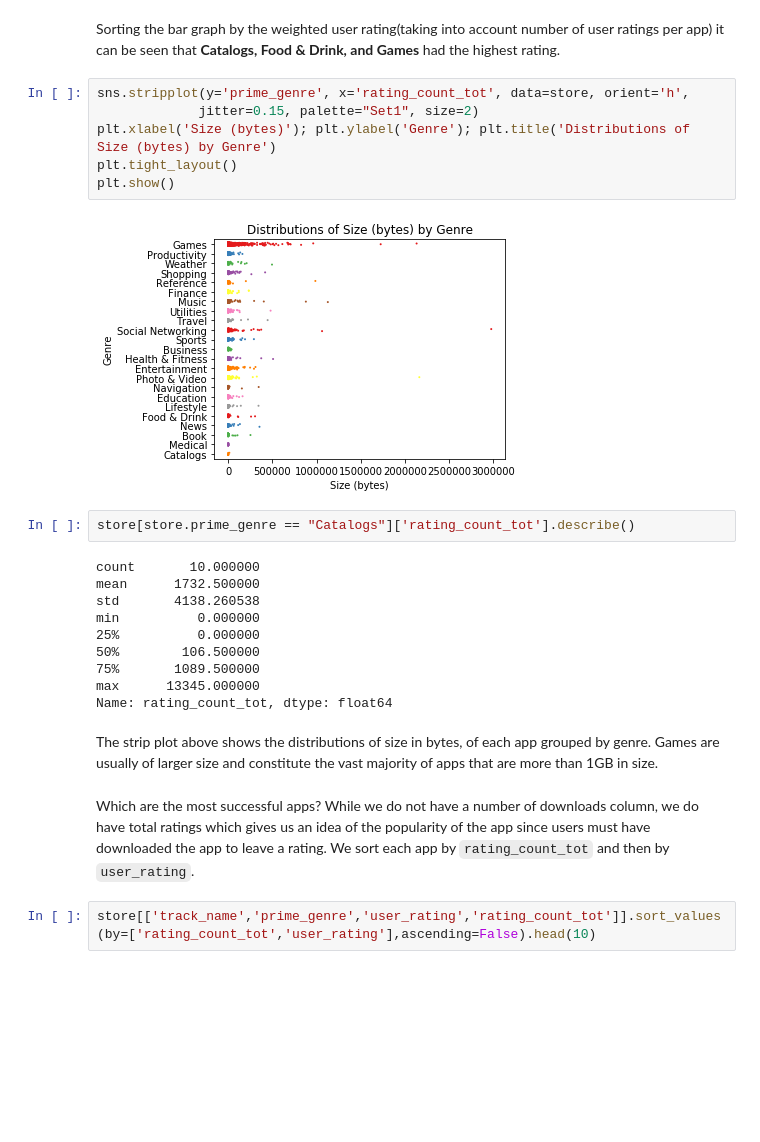
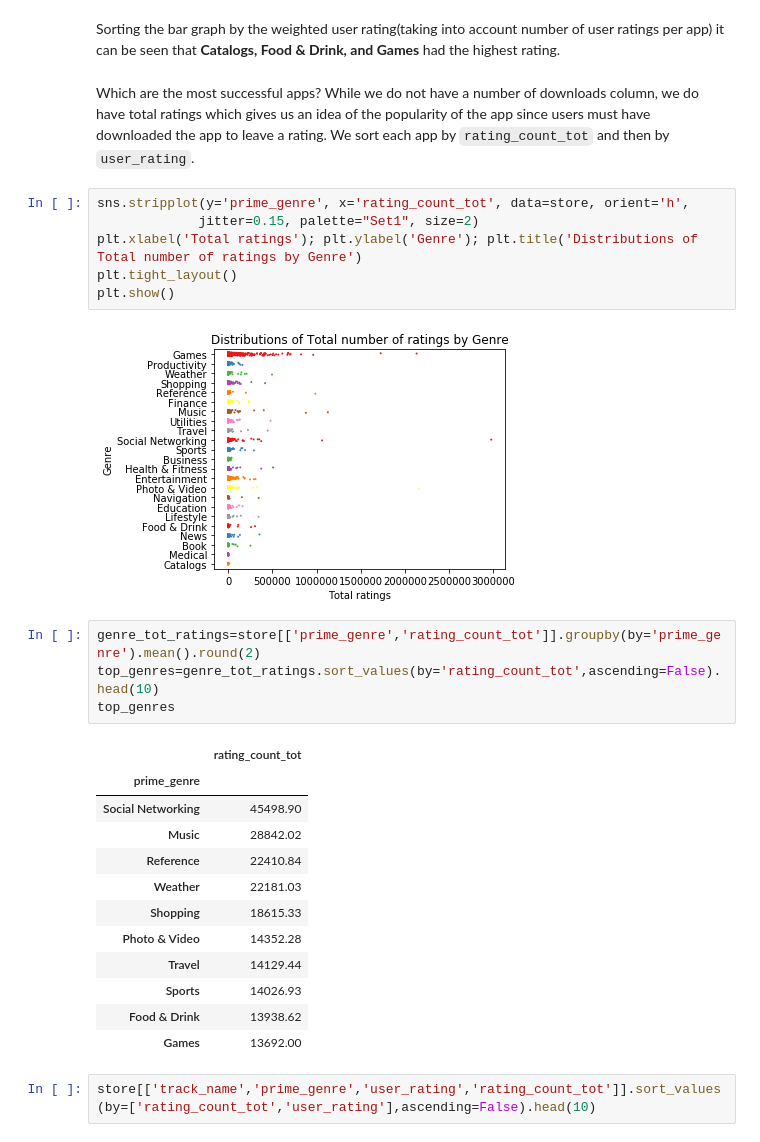
Before and after one commit to cgman64/apple-store-analysis, a Jupyter notebook: appStoreAnalysis.ipynb, the cells around one changed output. Cells and saved outputs as stored; diff of their text form; blank space fills up the shorter version.

```diff
--- a/appStoreAnalysis.ipynb
+++ b/appStoreAnalysis.ipynb
@@ -199,30 +199,33 @@ plt.show()
 [figure]
 # %% [markdown]
 Sorting the bar graph by the weighted user rating(taking into account number of user ratings per app) it can be seen that **Catalogs, Food & Drink, and Games** had the highest rating.
-# %%
-sns.stripplot(y='prime_genre', x='rating_count_tot', data=store, orient='h',
-             jitter=0.15, palette="Set1", size=2)
-plt.xlabel('Size (bytes)'); plt.ylabel('Genre'); plt.title('Distributions of Size (bytes) by Genre')
-plt.tight_layout()
-plt.show()
-# %% [output]
-[figure, removed]
-# %%
-store[store.prime_genre == "Catalogs"]['rating_count_tot'].describe()
-# %% [output]
-count       10.000000
-mean      1732.500000
-std       4138.260538
-min          0.000000
-25%          0.000000
-50%        106.500000
-75%       1089.500000
-max      13345.000000
-Name: rating_count_tot, dtype: float64
-# %% [markdown]
-The strip plot above shows the distributions of size in bytes, of each app grouped by genre. Games are usually of larger size and constitute the vast majority of apps that are more than 1GB in size.
 # %% [markdown]
 Which are the most successful apps? While we do not have a number of downloads column, we do have total ratings which gives us an idea of the popularity of the app since users must have downloaded the app to leave a rating. We sort each app by `rating_count_tot` and then by `user_rating`.
+# %%
+sns.stripplot(y='prime_genre', x='rating_count_tot', data=store, orient='h',
+             jitter=0.15, palette="Set1", size=2)
+plt.xlabel('Total ratings'); plt.ylabel('Genre'); plt.title('Distributions of Total number of ratings by Genre')
+plt.tight_layout()
+plt.show()
+# %% [output]
+[figure, added]
+# %%
+genre_tot_ratings=store[['prime_genre','rating_count_tot']].groupby(by='prime_genre').mean().round(2)
+top_genres=genre_tot_ratings.sort_values(by='rating_count_tot',ascending=False).head(10)
+top_genres
+# %% [output]
+|  | rating_count_tot |
+| prime_genre |  |
+| Social Networking | 45498.90 |
+| Music | 28842.02 |
+| Reference | 22410.84 |
+| Weather | 22181.03 |
+| Shopping | 18615.33 |
+| Photo & Video | 14352.28 |
+| Travel | 14129.44 |
+| Sports | 14026.93 |
+| Food & Drink | 13938.62 |
+| Games | 13692.00 |
 # %%
 store[['track_name','prime_genre','user_rating','rating_count_tot']].sort_values(by=['rating_count_tot','user_rating'],ascending=False).head(10)
 # %% [output]
```
Also changed, not shown: parts of 17 cells of this notebook.
